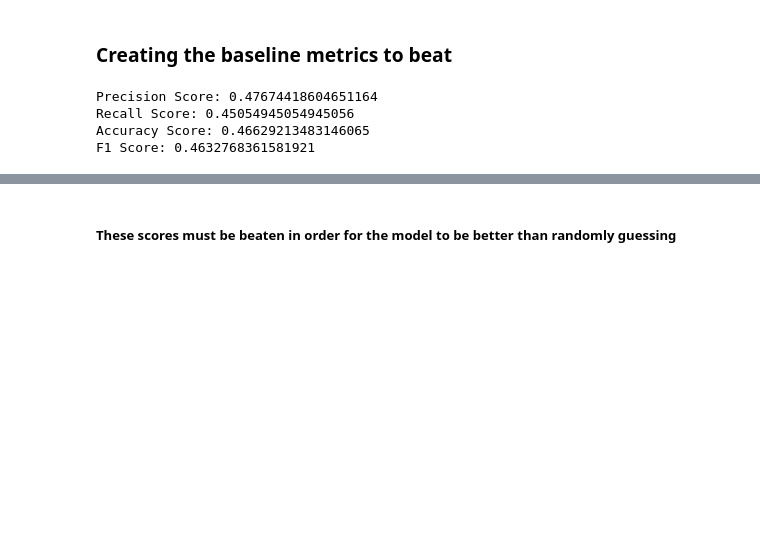
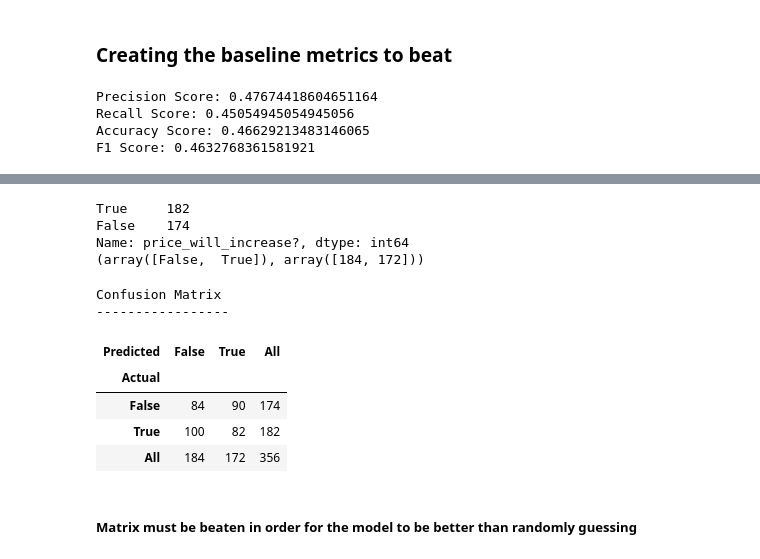
Before and after one commit to marcosan93/Stock-Performance-Predictor, a Jupyter notebook: Modeling_Baseline.ipynb, the cells around one changed output, grey strips where cells are left out. Saved outputs shown, nothing was run; the diff lists cells and outputs as text; code cells hidden in the pictures; blank space fills up the shorter version.

```diff
--- a/Modeling_Baseline.ipynb
+++ b/Modeling_Baseline.ipynb
@@ -49,2 +96,26 @@ F1 Score: 0.4632768361581921
+# %%
+# Double checking counts so that labels are indeed correct
+
+# Count of Test
+print(y_test.value_counts())
+# Count of Predictions
+print(np.unique(dum_pred, return_counts=True))
+# %% [output]
+True     182
+False    174
+Name: price_will_increase?, dtype: int64
+(array([False,  True]), array([184, 172]))
+# %%
+# Confusion Matrix
+print("Confusion Matrix \n-----------------")
+pd.crosstab(y_test, dum_pred, rownames=['Actual'], colnames=['Predicted'], margins=True)
+# %% [output]
+Confusion Matrix
+-----------------
+| Predicted | False | True | All |
+| Actual |  |  |  |
+| False | 84 | 90 | 174 |
+| True | 100 | 82 | 182 |
+| All | 184 | 172 | 356 |
 # %% [markdown]
-##### These scores must be beaten in order for the model to be better than randomly guessing
+##### Matrix must be beaten in order for the model to be better than randomly guessing
```
Also changed, not shown: parts of 6 cells of this notebook, 15 other files.
